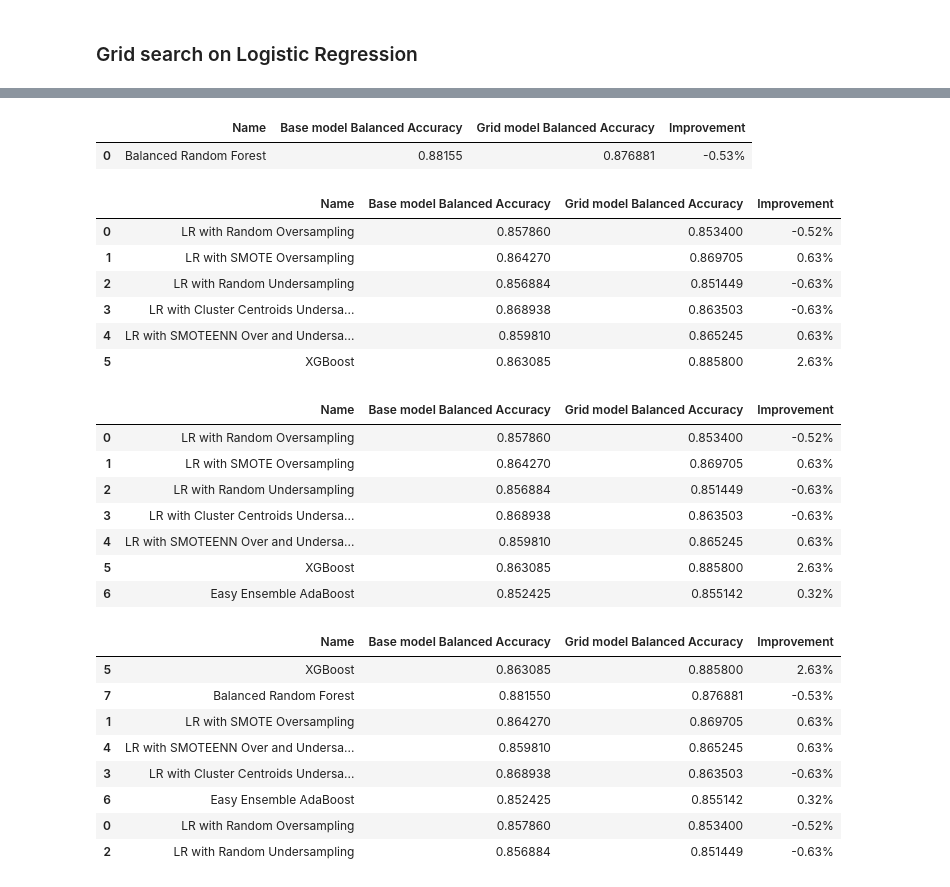
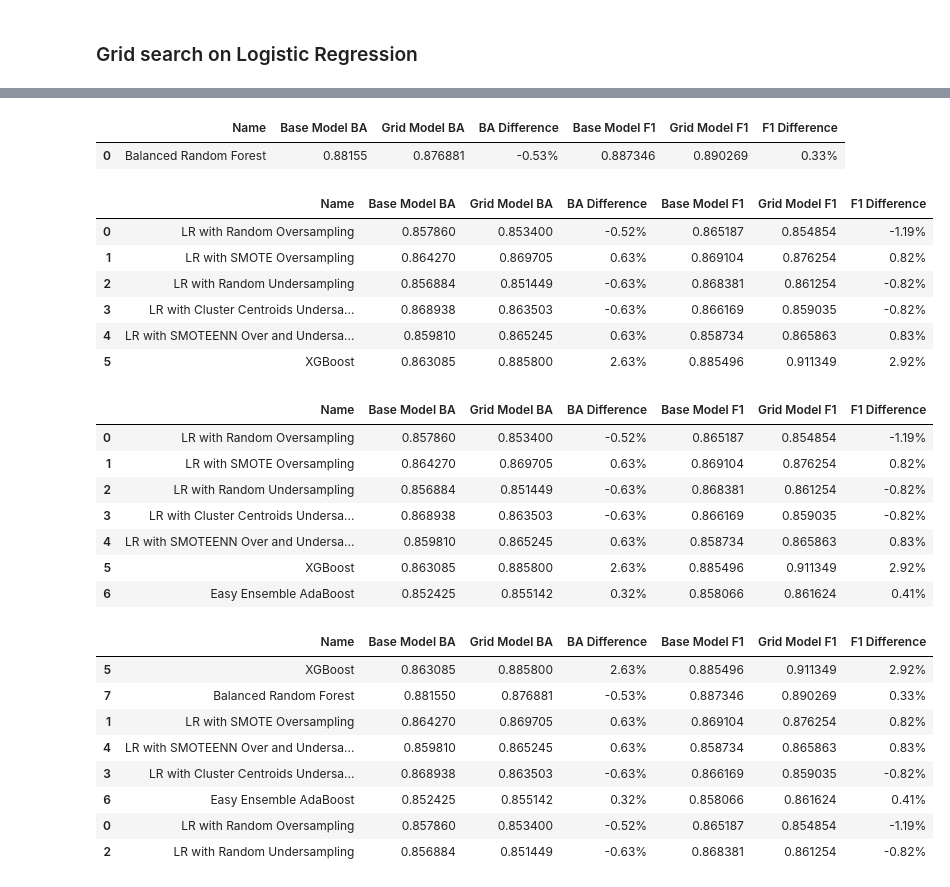
Before and after one commit to jenamis/final-project, a Jupyter notebook: machine_learning/LCMS/ML_testing/Grid search on Logistic Regression_lcms.ipynb, the cells around one changed output, grey strips where cells are left out. Drawn from its saved outputs; the diff is of its cells as text; code cells hidden in the pictures.

Commit message:
Updated scripts with F1 score, updated README and screenshots

```diff
--- a/machine_learning/LCMS/ML_testing/Grid search on Logistic Regression_lcms.ipynb
+++ b/machine_learning/LCMS/ML_testing/Grid search on Logistic Regression_lcms.ipynb
@@ -174,22 +174,33 @@ for x in ml_list:
         ba_score = balanced_accuracy_score(y_test, y_pred)
         return ba_score
 
+    def f1_calc(model, X_test_scaled, y_test):
+        y_pred = model.predict(X_test_scaled)
+        f1_score_calc = f1_score(y_test, y_pred, average = "weighted")
+        return f1_score_calc
+
     # performance of base model
     base_model = LogisticRegression(random_state=1)
     base_model.fit(X_resampled, y_resampled)
     base_accuracy = evaluate(base_model, X_test_scaled, y_test)
+    base_f1 = f1_calc(base_model, X_test_scaled, y_test)
 
     # performance of grid model for best parameter setting
     best_grid = grid_search.best_estimator_
     best_grid.fit(X_resampled, y_resampled)
     grid_accuracy = evaluate(best_grid, X_test_scaled, y_test)
+    grid_f1 = f1_calc(best_grid, X_test_scaled, y_test)
 
-    improvement = '{:0.2f}%'.format( 100 * (grid_accuracy - base_accuracy) / base_accuracy)
+    grid_ba_difference = '{:0.2f}%'.format( 100 * (grid_accuracy - base_accuracy) / base_accuracy)
+    grid_f1_difference = "{:0.2f}%".format( 100 * (grid_f1 - base_f1) / base_f1)
 
     ret.append({
         "Name": x,
-        "Base model Balanced Accuracy":base_accuracy,
-        "Grid model Balanced Accuracy":grid_accuracy,
-        "Improvement" : improvement
+        "Base Model BA":base_accuracy,
+        "Grid Model BA":grid_accuracy,
+        "BA Difference": grid_ba_difference,
+        "Base Model F1": base_f1,
+        "Grid Model F1": grid_f1,
+        "F1 Difference": grid_f1_difference
     })
 # %%
@@ -215,4 +226,4 @@ df_lr
 # %%
-df_lcms_xgb = pd.read_csv('df_lcms_xgb.csv')
+df_lcms_xgb = pd.read_csv('df_lcms_xgb_with_f1.csv')
 df_lcms_xgb
 # %% [output]
@@ -221,4 +232,4 @@ df_lcms_xgb
 # %%
-df_lcms_ee = pd.read_csv('df_lcms_ee.csv')
+df_lcms_ee = pd.read_csv('df_lcms_ee_with_f1.csv')
 df_lcms_ee
 # %% [output]
@@ -227,42 +238,42 @@ df_lcms_ee
 # %%
-df_lcms_brf = pd.read_csv('df_lcms_brf.csv')
+df_lcms_brf = pd.read_csv('df_lcms_brf_with_f1.csv')
 df_lcms_brf
 # %% [output]
-|  | Name | Base model Balanced Accuracy | Grid model Balanced Accuracy | Improvement |
-| 0 | Balanced Random Forest | 0.88155 | 0.876881 | -0.53% |
+|  | Name | Base Model BA | Grid Model BA | BA Difference | Base Model F1 | Grid Model F1 | F1 Difference |
+| 0 | Balanced Random Forest | 0.88155 | 0.876881 | -0.53% | 0.887346 | 0.890269 | 0.33% |
 # %%
 summary = pd.merge(df_lr, df_lcms_xgb, how ="outer")
 summary
 # %% [output]
-|  | Name | Base model Balanced Accuracy | Grid model Balanced Accuracy | Improvement |
-| 0 | LR with Random Oversampling | 0.857860 | 0.853400 | -0.52% |
-| 1 | LR with SMOTE Oversampling | 0.864270 | 0.869705 | 0.63% |
-| 2 | LR with Random Undersampling | 0.856884 | 0.851449 | -0.63% |
-| 3 | LR with Cluster Centroids Undersa... | 0.868938 | 0.863503 | -0.63% |
-| 4 | LR with SMOTEENN Over and Undersa... | 0.859810 | 0.865245 | 0.63% |
-| 5 | XGBoost | 0.863085 | 0.885800 | 2.63% |
+|  | Name | Base Model BA | Grid Model BA | BA Difference | Base Model F1 | Grid Model F1 | F1 Difference |
+| 0 | LR with Random Oversampling | 0.857860 | 0.853400 | -0.52% | 0.865187 | 0.854854 | -1.19% |
+| 1 | LR with SMOTE Oversampling | 0.864270 | 0.869705 | 0.63% | 0.869104 | 0.876254 | 0.82% |
+| 2 | LR with Random Undersampling | 0.856884 | 0.851449 | -0.63% | 0.868381 | 0.861254 | -0.82% |
+| 3 | LR with Cluster Centroids Undersa... | 0.868938 | 0.863503 | -0.63% | 0.866169 | 0.859035 | -0.82% |
+| 4 | LR with SMOTEENN Over and Undersa... | 0.859810 | 0.865245 | 0.63% | 0.858734 | 0.865863 | 0.83% |
+| 5 | XGBoost | 0.863085 | 0.885800 | 2.63% | 0.885496 | 0.911349 | 2.92% |
 # %%
 summary = pd.merge(summary, df_lcms_ee, how ="outer")
 summary
 # %% [output]
-|  | Name | Base model Balanced Accuracy | Grid model Balanced Accuracy | Improvement |
-| 0 | LR with Random Oversampling | 0.857860 | 0.853400 | -0.52% |
-| 1 | LR with SMOTE Oversampling | 0.864270 | 0.869705 | 0.63% |
-| 2 | LR with Random Undersampling | 0.856884 | 0.851449 | -0.63% |
-| 3 | LR with Cluster Centroids Undersa... | 0.868938 | 0.863503 | -0.63% |
-| 4 | LR with SMOTEENN Over and Undersa... | 0.859810 | 0.865245 | 0.63% |
-| 5 | XGBoost | 0.863085 | 0.885800 | 2.63% |
-| 6 | Easy Ensemble AdaBoost | 0.852425 | 0.855142 | 0.32% |
+|  | Name | Base Model BA | Grid Model BA | BA Difference | Base Model F1 | Grid Model F1 | F1 Difference |
+| 0 | LR with Random Oversampling | 0.857860 | 0.853400 | -0.52% | 0.865187 | 0.854854 | -1.19% |
+| 1 | LR with SMOTE Oversampling | 0.864270 | 0.869705 | 0.63% | 0.869104 | 0.876254 | 0.82% |
+| 2 | LR with Random Undersampling | 0.856884 | 0.851449 | -0.63% | 0.868381 | 0.861254 | -0.82% |
+| 3 | LR with Cluster Centroids Undersa... | 0.868938 | 0.863503 | -0.63% | 0.866169 | 0.859035 | -0.82% |
+| 4 | LR with SMOTEENN Over and Undersa... | 0.859810 | 0.865245 | 0.63% | 0.858734 | 0.865863 | 0.83% |
+| 5 | XGBoost | 0.863085 | 0.885800 | 2.63% | 0.885496 | 0.911349 | 2.92% |
+| 6 | Easy Ensemble AdaBoost | 0.852425 | 0.855142 | 0.32% | 0.858066 | 0.861624 | 0.41% |
 # %%
-summary = pd.merge(summary, df_lcms_brf, how ="outer").sort_values("Grid model Balanced Accuracy", ascending=False)
+summary = pd.merge(summary, df_lcms_brf, how ="outer").sort_values("Grid Model BA", ascending=False)
 summary
 # %% [output]
-|  | Name | Base model Balanced Accuracy | Grid model Balanced Accuracy | Improvement |
-| 5 | XGBoost | 0.863085 | 0.885800 | 2.63% |
-| 7 | Balanced Random Forest | 0.881550 | 0.876881 | -0.53% |
-| 1 | LR with SMOTE Oversampling | 0.864270 | 0.869705 | 0.63% |
-| 4 | LR with SMOTEENN Over and Undersa... | 0.859810 | 0.865245 | 0.63% |
-| 3 | LR with Cluster Centroids Undersa... | 0.868938 | 0.863503 | -0.63% |
-| 6 | Easy Ensemble AdaBoost | 0.852425 | 0.855142 | 0.32% |
-| 0 | LR with Random Oversampling | 0.857860 | 0.853400 | -0.52% |
-| 2 | LR with Random Undersampling | 0.856884 | 0.851449 | -0.63% |
+|  | Name | Base Model BA | Grid Model BA | BA Difference | Base Model F1 | Grid Model F1 | F1 Difference |
+| 5 | XGBoost | 0.863085 | 0.885800 | 2.63% | 0.885496 | 0.911349 | 2.92% |
+| 7 | Balanced Random Forest | 0.881550 | 0.876881 | -0.53% | 0.887346 | 0.890269 | 0.33% |
+| 1 | LR with SMOTE Oversampling | 0.864270 | 0.869705 | 0.63% | 0.869104 | 0.876254 | 0.82% |
+| 4 | LR with SMOTEENN Over and Undersa... | 0.859810 | 0.865245 | 0.63% | 0.858734 | 0.865863 | 0.83% |
+| 3 | LR with Cluster Centroids Undersa... | 0.868938 | 0.863503 | -0.63% | 0.866169 | 0.859035 | -0.82% |
+| 6 | Easy Ensemble AdaBoost | 0.852425 | 0.855142 | 0.32% | 0.858066 | 0.861624 | 0.41% |
+| 0 | LR with Random Oversampling | 0.857860 | 0.853400 | -0.52% | 0.865187 | 0.854854 | -1.19% |
+| 2 | LR with Random Undersampling | 0.856884 | 0.851449 | -0.63% | 0.868381 | 0.861254 | -0.82% |
```
Also changed, not shown: parts of 5 cells of this notebook, 22 other files.
